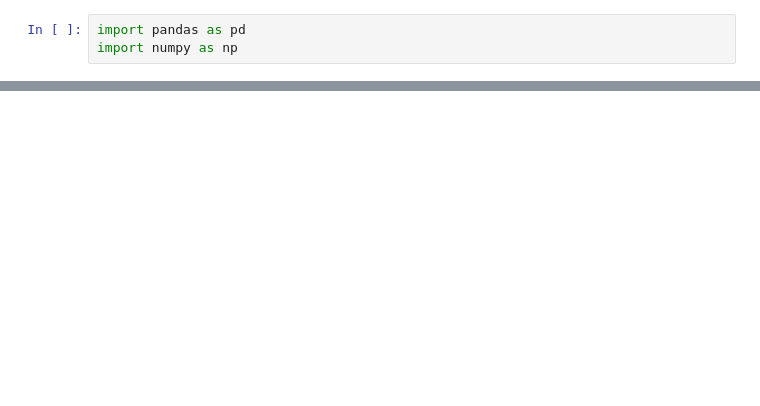
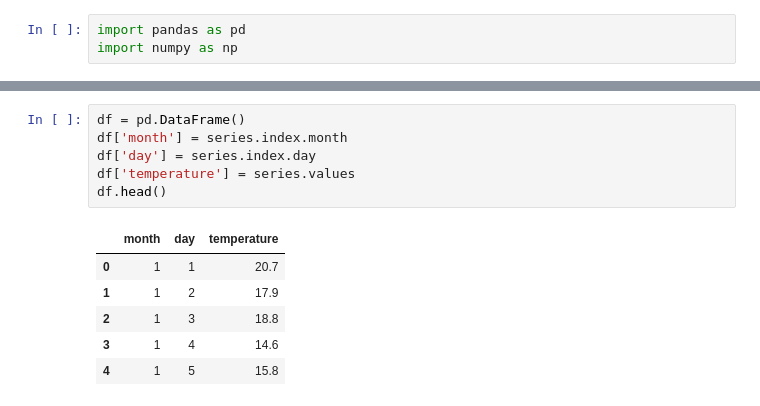
Before and after one commit to Nyahua/ds-learning, a Jupyter notebook: Introduction-to-Time-Series/ch05-feature_engineering.ipynb, the cells around one changed output, grey strips where cells are left out. Cells and saved outputs as stored; diff of their text form; blank space fills up the shorter version.

```diff
--- a/Introduction-to-Time-Series/ch05-feature_engineering.ipynb
+++ b/Introduction-to-Time-Series/ch05-feature_engineering.ipynb
@@ -3,0 +15,13 @@ import numpy as np
+# %%
+df = pd.DataFrame()
+df['month'] = series.index.month
+df['day'] = series.index.day
+df['temperature'] = series.values
+df.head()
+# %% [output]
+|  | month | day | temperature |
+| 0 | 1 | 1 | 20.7 |
+| 1 | 1 | 2 | 17.9 |
+| 2 | 1 | 3 | 18.8 |
+| 3 | 1 | 4 | 14.6 |
+| 4 | 1 | 5 | 15.8 |
```
Also changed, not shown: parts of 12 cells of this notebook, 2 other files.
